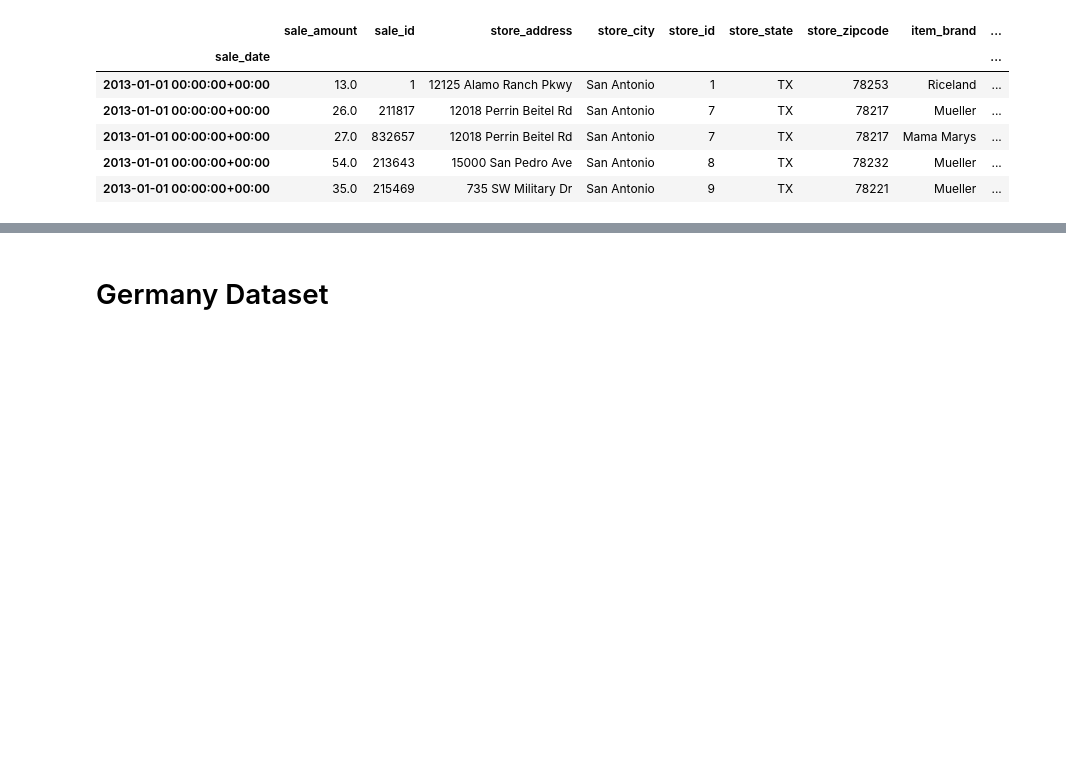
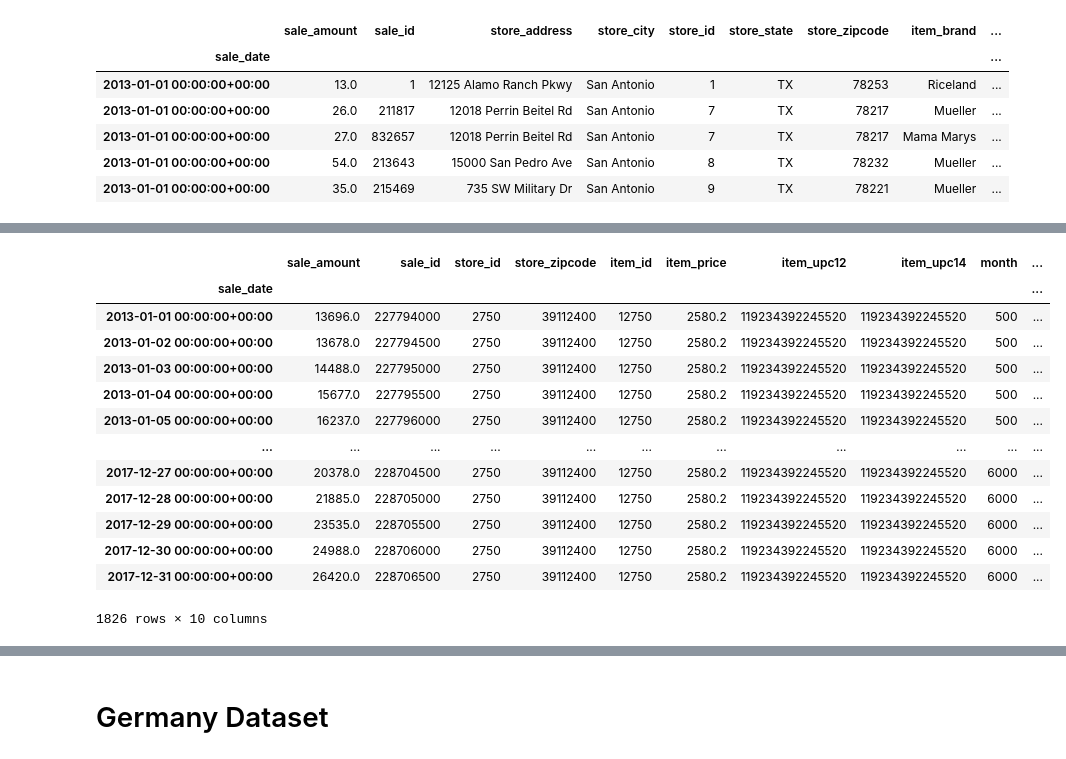
Before and after one commit to RyvynYoung/time-series-exercises, a Jupyter notebook: explore-exercises.ipynb, the cells around one changed output, grey strips where cells are left out. Cells and saved outputs as stored; diff of their text form; code cells hidden in the pictures; blank space fills up the shorter version.

```diff
--- a/explore-exercises.ipynb
+++ b/explore-exercises.ipynb
@@ -53,0 +62,21 @@ targetdf.head()
+# %%
+expdf = stores.copy()
+expdf = expdf.resample('D').sum()
+expdf
+# note only sale amount and sales total have variation
+# sales total is based on sale amount x item price, but all item prices are same when summed by day
+# %% [output]
+|  | sale_amount | sale_id | store_id | store_zipcode | item_id | item_price | item_upc12 | item_upc14 | month | ... |
+| sale_date |  |  |  |  |  |  |  |  |  | ... |
+| 2013-01-01 00:00:00+00:00 | 13696.0 | 227794000 | 2750 | 39112400 | 12750 | 2580.2 | 119234392245520 | 119234392245520 | 500 | ... |
+| 2013-01-02 00:00:00+00:00 | 13678.0 | 227794500 | 2750 | 39112400 | 12750 | 2580.2 | 119234392245520 | 119234392245520 | 500 | ... |
+| 2013-01-03 00:00:00+00:00 | 14488.0 | 227795000 | 2750 | 39112400 | 12750 | 2580.2 | 119234392245520 | 119234392245520 | 500 | ... |
+| 2013-01-04 00:00:00+00:00 | 15677.0 | 227795500 | 2750 | 39112400 | 12750 | 2580.2 | 119234392245520 | 119234392245520 | 500 | ... |
+| 2013-01-05 00:00:00+00:00 | 16237.0 | 227796000 | 2750 | 39112400 | 12750 | 2580.2 | 119234392245520 | 119234392245520 | 500 | ... |
+| ... | ... | ... | ... | ... | ... | ... | ... | ... | ... | ... |
+| 2017-12-27 00:00:00+00:00 | 20378.0 | 228704500 | 2750 | 39112400 | 12750 | 2580.2 | 119234392245520 | 119234392245520 | 6000 | ... |
+| 2017-12-28 00:00:00+00:00 | 21885.0 | 228705000 | 2750 | 39112400 | 12750 | 2580.2 | 119234392245520 | 119234392245520 | 6000 | ... |
+| 2017-12-29 00:00:00+00:00 | 23535.0 | 228705500 | 2750 | 39112400 | 12750 | 2580.2 | 119234392245520 | 119234392245520 | 6000 | ... |
+| 2017-12-30 00:00:00+00:00 | 24988.0 | 228706000 | 2750 | 39112400 | 12750 | 2580.2 | 119234392245520 | 119234392245520 | 6000 | ... |
+| 2017-12-31 00:00:00+00:00 | 26420.0 | 228706500 | 2750 | 39112400 | 12750 | 2580.2 | 119234392245520 | 119234392245520 | 6000 | ... |
+1826 rows × 10 columns
```
Also changed, not shown: parts of 27 cells of this notebook, 5 other files.
